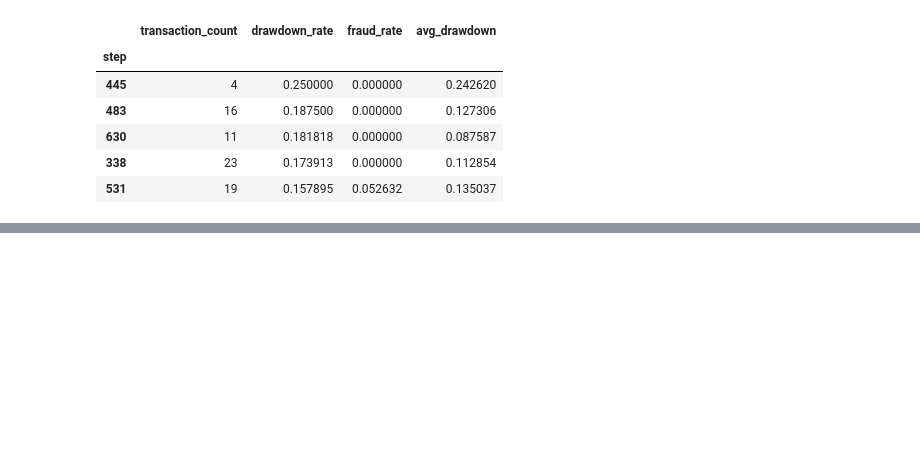
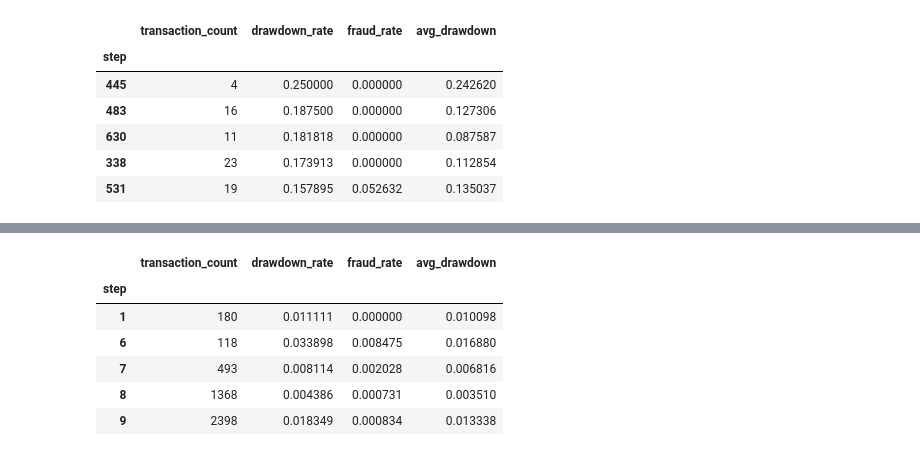
Before and after one commit to saidattaputta/Fintech-System-Level-Risk-Monitoring-Forecasting-Framework, a Jupyter notebook: fintech-project-2.ipynb, the cells around one changed output, grey strips where cells are left out. Cells and saved outputs as stored; diff of their text form; code cells hidden in the pictures; blank space fills up the shorter version.

```diff
--- a/fintech-project-2.ipynb
+++ b/fintech-project-2.ipynb
@@ -137,0 +147,11 @@ step_risk_table_3.head()
+# %%
+step_risk_table = step_risk_table[step_risk_table['transaction_count']>=100]
+step_risk_table.head()
+# %% [output]
+|  | transaction_count | drawdown_rate | fraud_rate | avg_drawdown |
+| step |  |  |  |  |
+| 1 | 180 | 0.011111 | 0.000000 | 0.010098 |
+| 6 | 118 | 0.033898 | 0.008475 | 0.016880 |
+| 7 | 493 | 0.008114 | 0.002028 | 0.006816 |
+| 8 | 1368 | 0.004386 | 0.000731 | 0.003510 |
+| 9 | 2398 | 0.018349 | 0.000834 | 0.013338 |
```
Also changed, not shown: parts of 8 cells of this notebook.
